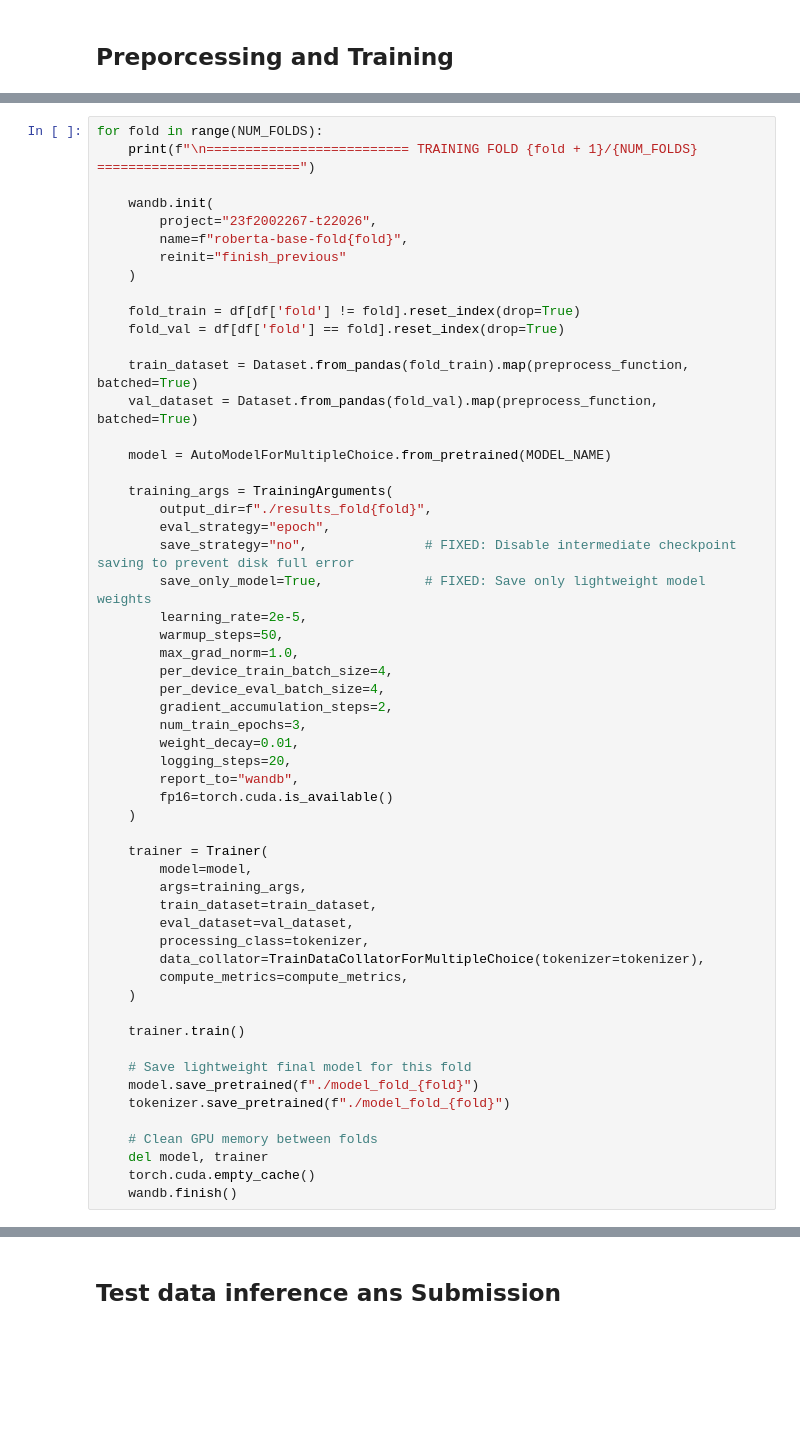
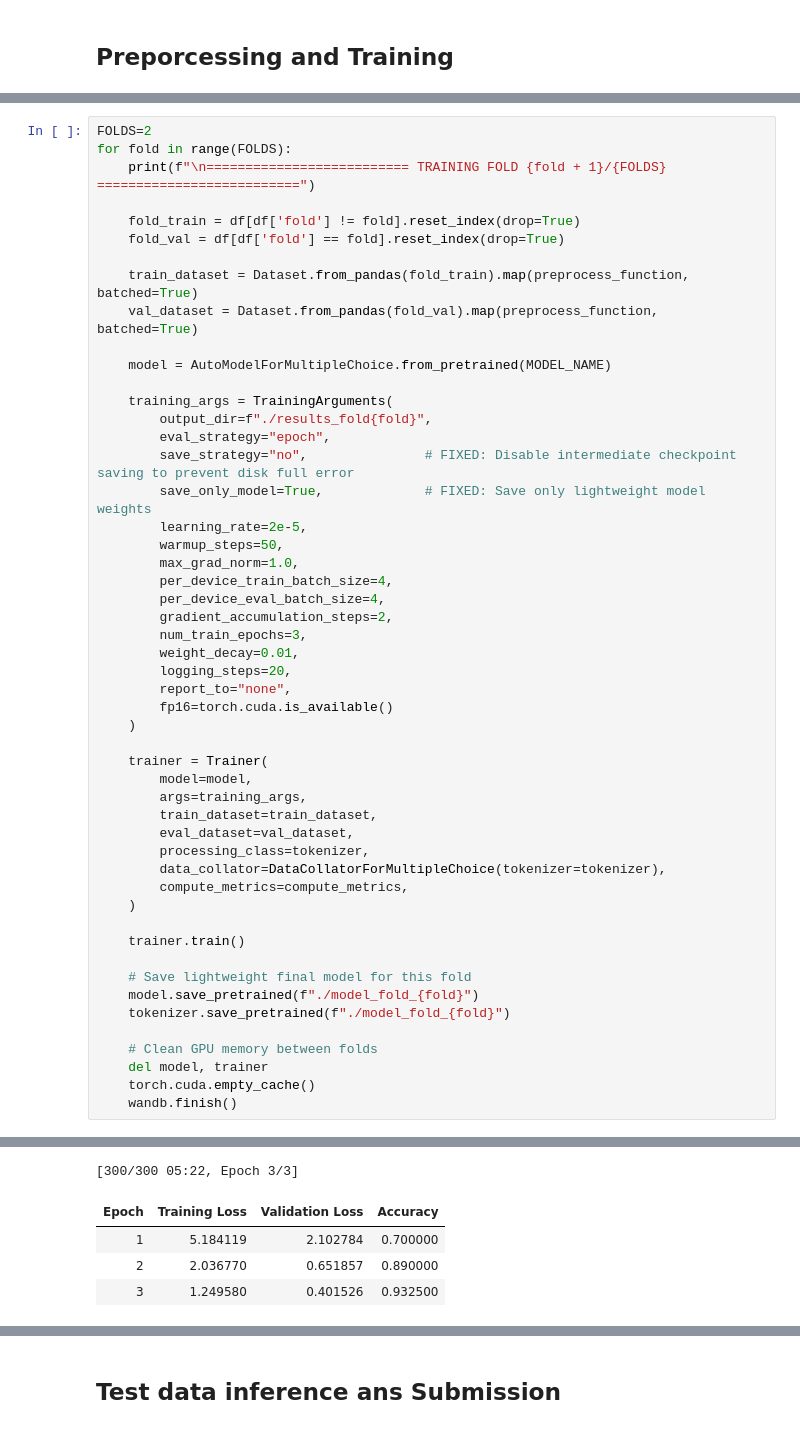
Before and after one commit to 23f2002267/dl-genai-project-26-t2, a Jupyter notebook: DL-23f2002267-notebook-t22026.ipynb, the cells around one changed output, grey strips where cells are left out. Saved outputs shown, nothing was run; the diff lists cells and outputs as text; blank space fills up the shorter version.

```diff
--- a/DL-23f2002267-notebook-t22026.ipynb
+++ b/DL-23f2002267-notebook-t22026.ipynb
@@ -511,12 +522,7 @@ def compute_metrics(eval_predictions):
 # %%
-for fold in range(NUM_FOLDS):
-    print(f"\n========================== TRAINING FOLD {fold + 1}/{NUM_FOLDS} ==========================")
-
-    wandb.init(
-        project="23f2002267-t22026",
-        name=f"roberta-base-fold{fold}",
-        reinit="finish_previous"
-    )
+FOLDS=2
+for fold in range(FOLDS):
+    print(f"\n========================== TRAINING FOLD {fold + 1}/{FOLDS} ==========================")
 
     fold_train = df[df['fold'] != fold].reset_index(drop=True)
     fold_val = df[df['fold'] == fold].reset_index(drop=True)
@@ -540,7 +546,7 @@ for fold in range(NUM_FOLDS):
         num_train_epochs=3,
         weight_decay=0.01,
         logging_steps=20,
-        report_to="wandb",
+        report_to="none",
         fp16=torch.cuda.is_available()
     )
 
@@ -550,7 +556,7 @@ for fold in range(NUM_FOLDS):
         train_dataset=train_dataset,
         eval_dataset=val_dataset,
         processing_class=tokenizer,
-        data_collator=TrainDataCollatorForMultipleChoice(tokenizer=tokenizer),
+        data_collator=DataCollatorForMultipleChoice(tokenizer=tokenizer),
         compute_metrics=compute_metrics,
     )
 
@@ -564,3 +570,4 @@ for fold in range(NUM_FOLDS):
     del model, trainer
     torch.cuda.empty_cache()
     wandb.finish()
+# %% [output]
@@ -566,0 +592,5 @@ for fold in range(NUM_FOLDS):
+[300/300 05:22, Epoch 3/3]
+| Epoch | Training Loss | Validation Loss | Accuracy |
+| 1 | 5.184119 | 2.102784 | 0.700000 |
+| 2 | 2.036770 | 0.651857 | 0.890000 |
+| 3 | 1.249580 | 0.401526 | 0.932500 |
```
Also changed, not shown: parts of 60 cells of this notebook.
